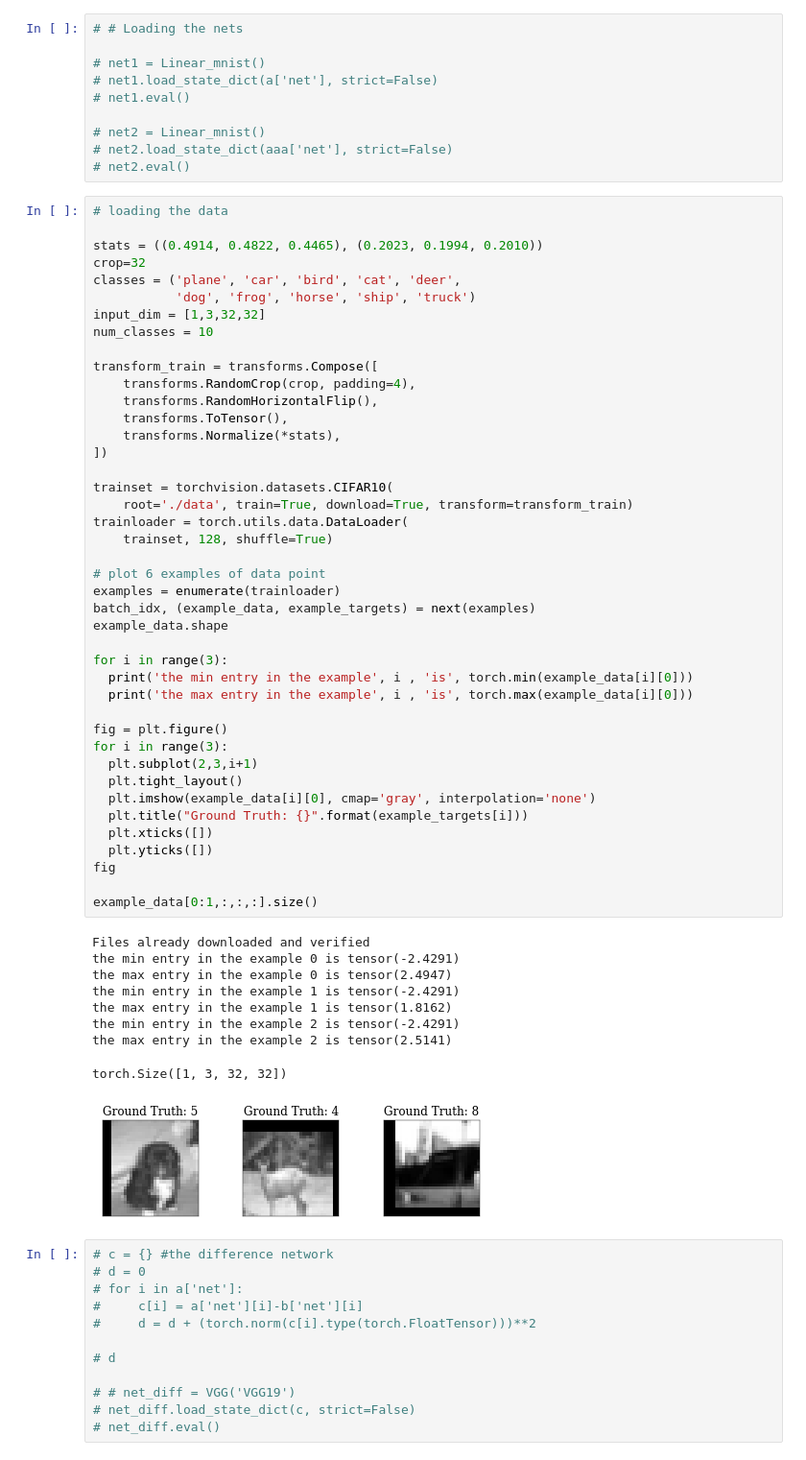
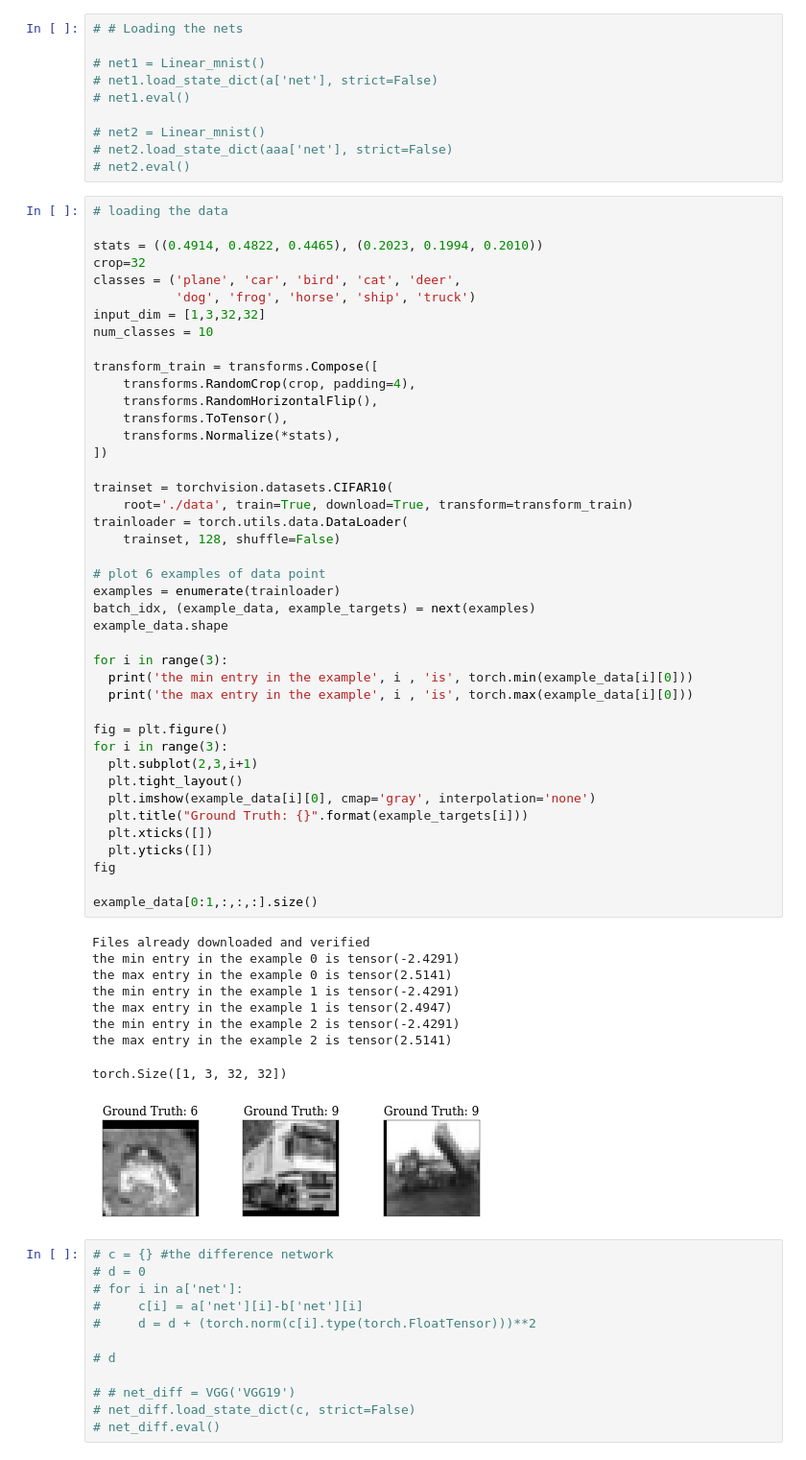
Before and after one commit to PierBeneventano/test_pytorch, a Jupyter notebook: Getting gradients - cifar10.ipynb, the cells around one changed output. Shown at 96% size. Cells and saved outputs as stored; diff of their text form.

```diff
--- a/Getting gradients - cifar10.ipynb
+++ b/Getting gradients - cifar10.ipynb
@@ -103,38 +101,38 @@ transform_train = transforms.Compose([
 trainset = torchvision.datasets.CIFAR10(
     root='./data', train=True, download=True, transform=transform_train)
 trainloader = torch.utils.data.DataLoader(
-    trainset, 128, shuffle=True)
+    trainset, 128, shuffle=False)
 
 # plot 6 examples of data point
 examples = enumerate(trainloader)
 batch_idx, (example_data, example_targets) = next(examples)
 example_data.shape
 
 for i in range(3):
   print('the min entry in the example', i , 'is', torch.min(example_data[i][0]))
   print('the max entry in the example', i , 'is', torch.max(example_data[i][0]))
 
 fig = plt.figure()
 for i in range(3):
   plt.subplot(2,3,i+1)
   plt.tight_layout()
   plt.imshow(example_data[i][0], cmap='gray', interpolation='none')
   plt.title("Ground Truth: {}".format(example_targets[i]))
   plt.xticks([])
   plt.yticks([])
 fig
 
 example_data[0:1,:,:,:].size()
 # %% [output]
 Files already downloaded and verified
 the min entry in the example 0 is tensor(-2.4291)
-the max entry in the example 0 is tensor(2.4947)
+the max entry in the example 0 is tensor(2.5141)
 the min entry in the example 1 is tensor(-2.4291)
-the max entry in the example 1 is tensor(1.8162)
+the max entry in the example 1 is tensor(2.4947)
 the min entry in the example 2 is tensor(-2.4291)
 the max entry in the example 2 is tensor(2.5141)
 torch.Size([1, 3, 32, 32])
-[figure, old version]
+[figure, new version]
 # %%
 # c = {} #the difference network
 # d = 0
```
Also changed, not shown: parts of 11 cells of this notebook.
